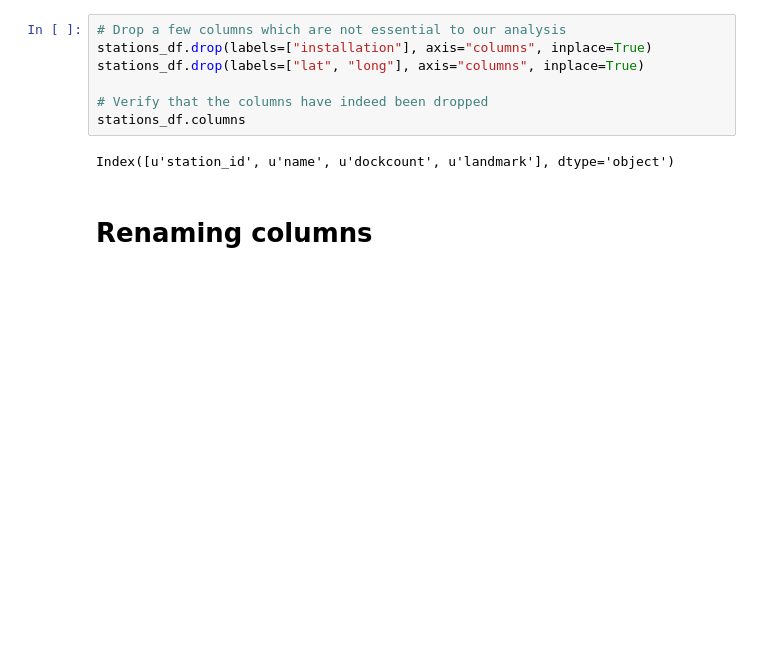
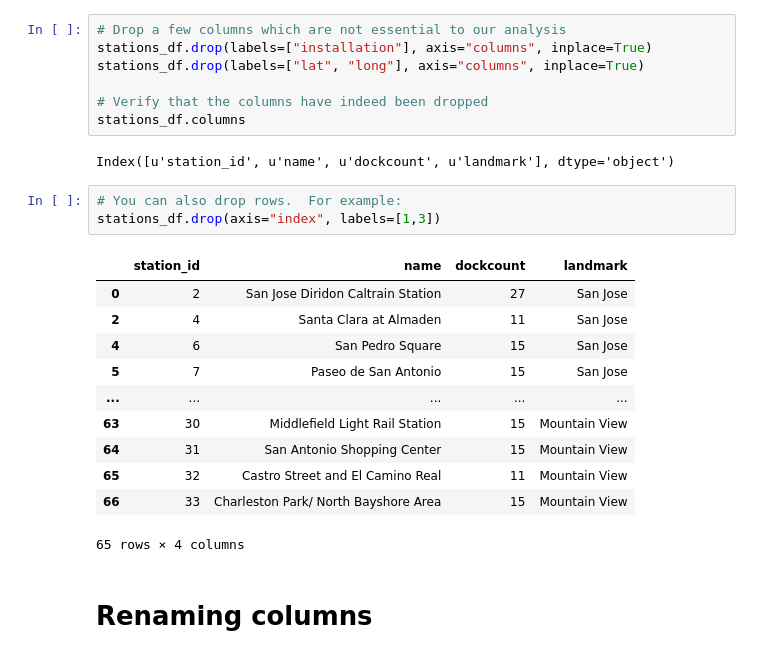
Before and after one commit to ecerami/pandas_essentials, a Jupyter notebook: 4_wrangling_part1.ipynb, the cells around one changed output. Cells and saved outputs as stored; diff of their text form; blank space fills up the shorter version.

Commit message:
updated examples

```diff
--- a/4_wrangling_part1.ipynb
+++ b/4_wrangling_part1.ipynb
@@ -137,6 +117,21 @@ stations_df.drop(labels=["lat", "long"], axis="columns", inplace=True)
 stations_df.columns
 # %% [output]
 Index([u'station_id', u'name', u'dockcount', u'landmark'], dtype='object')
+# %%
+# You can also drop rows.  For example:
+stations_df.drop(axis="index", labels=[1,3])
+# %% [output]
+|  | station_id | name | dockcount | landmark |
+| 0 | 2 | San Jose Diridon Caltrain Station | 27 | San Jose |
+| 2 | 4 | Santa Clara at Almaden | 11 | San Jose |
+| 4 | 6 | San Pedro Square | 15 | San Jose |
+| 5 | 7 | Paseo de San Antonio | 15 | San Jose |
+| ... | ... | ... | ... | ... |
+| 63 | 30 | Middlefield Light Rail Station | 15 | Mountain View |
+| 64 | 31 | San Antonio Shopping Center | 15 | Mountain View |
+| 65 | 32 | Castro Street and El Camino Real | 11 | Mountain View |
+| 66 | 33 | Charleston Park/ North Bayshore Area | 15 | Mountain View |
+65 rows × 4 columns
 # %% [markdown]
 # Renaming columns
 # %% [markdown]
```
Also changed, not shown: parts of 20 cells of this notebook.
